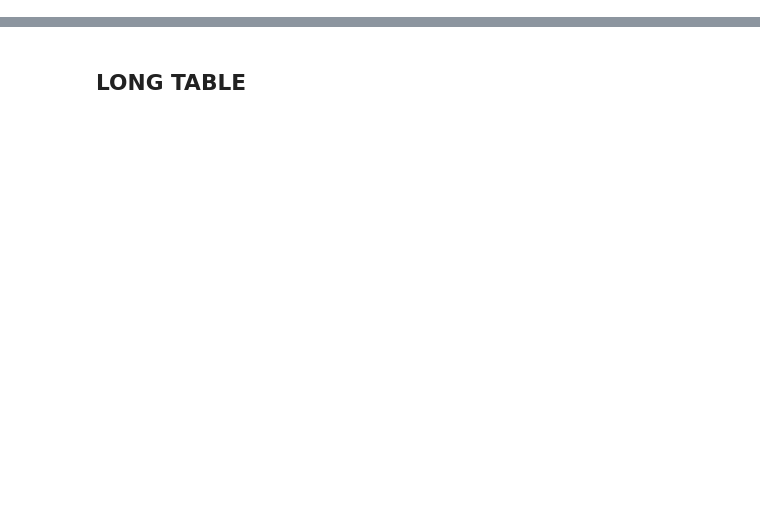
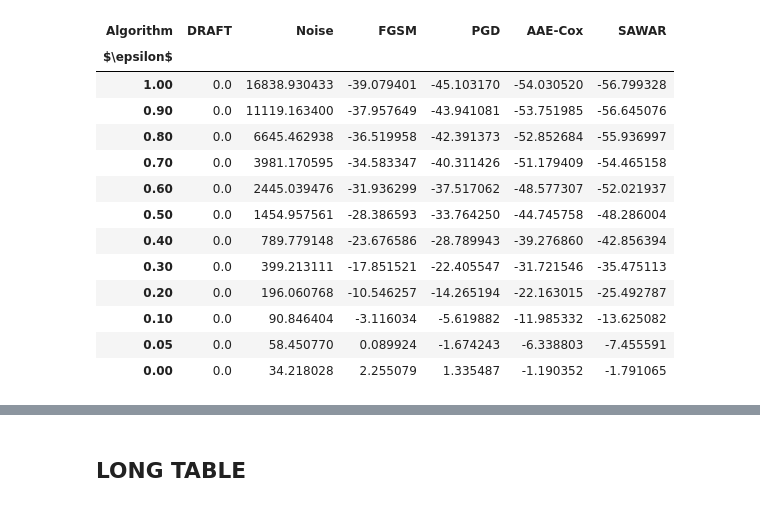
Before and after one commit to mlpotter/SAWAR, a Jupyter notebook: results_compilation.ipynb, the cells around one changed output, grey strips where cells are left out. Cells and saved outputs as stored; diff of their text form; code cells hidden in the pictures; blank space fills up the shorter version.

```diff
--- a/results_compilation.ipynb
+++ b/results_compilation.ipynb
@@ -18,7 +18,7 @@ algorithms = ["draft","noise","fgsm","pgd","aae","crownibp"]
 exclude_datasets = ["Dialysis","divorce","Pbc3","vlbw"]
 # %%
 # CI , IBS , NegLL
-metric = "CI"
+metric = "NegLL"
 
 ascending = False if metric=="CI" else True
 # %%
@@ -163,0 +278,4 @@ percentage_change_mean
+# %%
+percentage_change_mean.index = ["{:.2f}".format(float(x)) for x in np.round(best_per_dataset_avg_rank.index.tolist(),2)]
+percentage_change_mean.index.name = r"$\epsilon$"
+percentage_change_mean[['SAWAR']].T.round(2)
@@ -164,3 +286,20 @@ percentage_change_mean
+# %%
+percentage_change_mean
+# %% [output]
+| Algorithm | DRAFT | Noise | FGSM | PGD | AAE-Cox | SAWAR |
+| $\epsilon$ |  |  |  |  |  |  |
+| 1.00 | 0.0 | 16838.930433 | -39.079401 | -45.103170 | -54.030520 | -56.799328 |
+| 0.90 | 0.0 | 11119.163400 | -37.957649 | -43.941081 | -53.751985 | -56.645076 |
+| 0.80 | 0.0 | 6645.462938 | -36.519958 | -42.391373 | -52.852684 | -55.936997 |
+| 0.70 | 0.0 | 3981.170595 | -34.583347 | -40.311426 | -51.179409 | -54.465158 |
+| 0.60 | 0.0 | 2445.039476 | -31.936299 | -37.517062 | -48.577307 | -52.021937 |
+| 0.50 | 0.0 | 1454.957561 | -28.386593 | -33.764250 | -44.745758 | -48.286004 |
+| 0.40 | 0.0 | 789.779148 | -23.676586 | -28.789943 | -39.276860 | -42.856394 |
+| 0.30 | 0.0 | 399.213111 | -17.851521 | -22.405547 | -31.721546 | -35.475113 |
+| 0.20 | 0.0 | 196.060768 | -10.546257 | -14.265194 | -22.163015 | -25.492787 |
+| 0.10 | 0.0 | 90.846404 | -3.116034 | -5.619882 | -11.985332 | -13.625082 |
+| 0.05 | 0.0 | 58.450770 | 0.089924 | -1.674243 | -6.338803 | -7.455591 |
+| 0.00 | 0.0 | 34.218028 | 2.255079 | 1.335487 | -1.190352 | -1.791065 |
 # %%
 excel_name = os.path.join(results_folder,f"{metric}_all.xlsx")
 with pd.ExcelWriter(excel_name) as writer:
```
Also changed, not shown: parts of 31 cells of this notebook, 4 other files.
